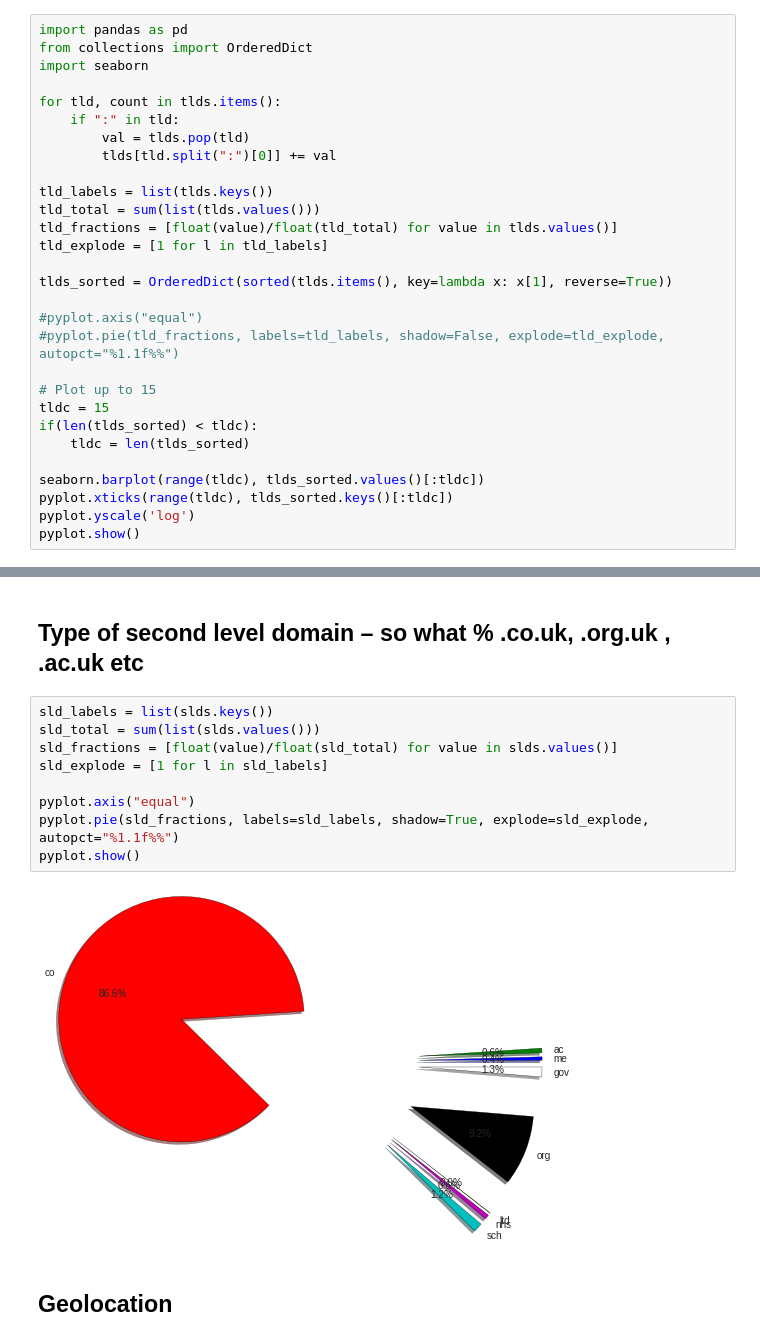
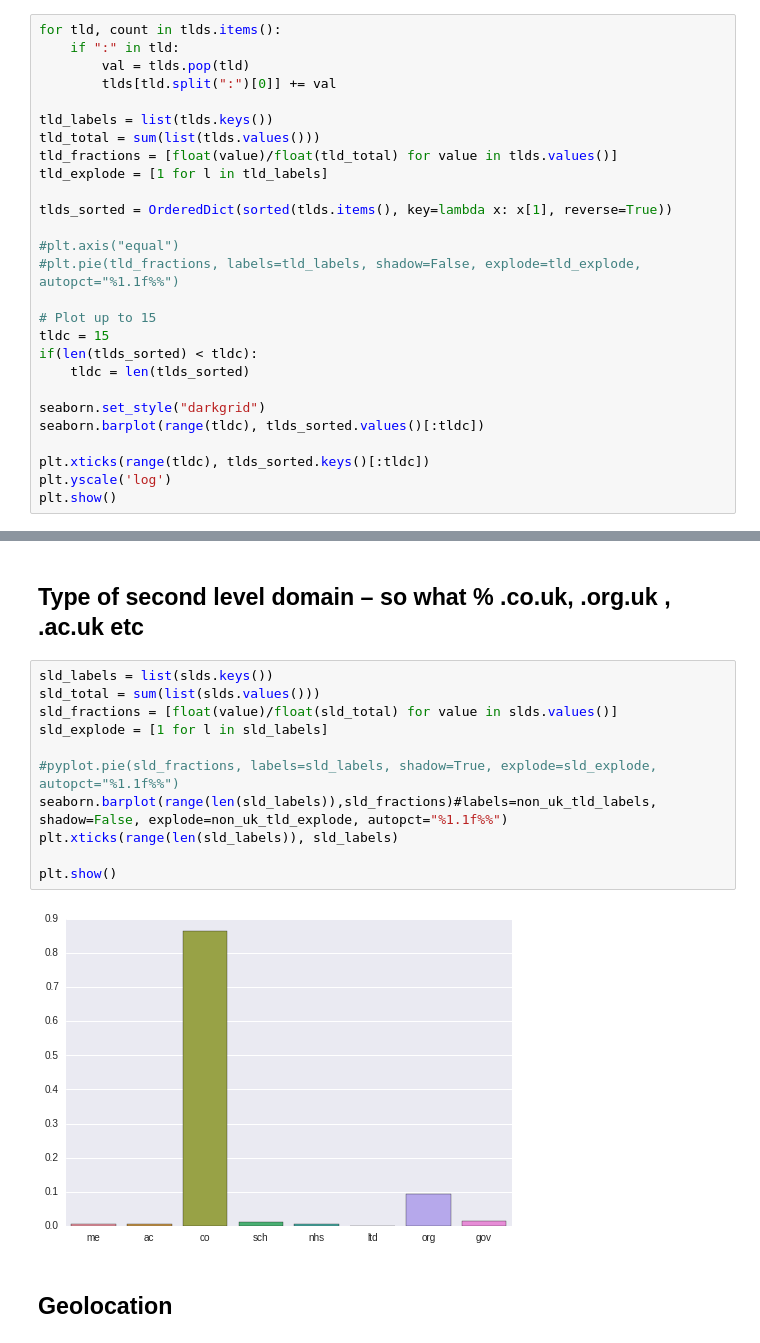
Before and after one commit to ukwa/crawl-analysis, a Jupyter notebook: domain-crawl/2014-domain-crawl-analysis.ipynb, the cells around one changed output, grey strips where cells are left out. Drawn from its saved outputs; the diff is of its cells as text.

Commit message:
Cleaner up the imports and styling.

```diff
--- a/domain-crawl/2014-domain-crawl-analysis.ipynb
+++ b/domain-crawl/2014-domain-crawl-analysis.ipynb
@@ -64,8 +89,4 @@ Loaded.
 # %%
-import pandas as pd
-from collections import OrderedDict
-import seaborn
-
 for tld, count in tlds.items():
     if ":" in tld:
         val = tlds.pop(tld)
@@ -78,18 +99,20 @@ tld_explode = [1 for l in tld_labels]
 
 tlds_sorted = OrderedDict(sorted(tlds.items(), key=lambda x: x[1], reverse=True))
 
-#pyplot.axis("equal")
-#pyplot.pie(tld_fractions, labels=tld_labels, shadow=False, explode=tld_explode, autopct="%1.1f%%")
+#plt.axis("equal")
+#plt.pie(tld_fractions, labels=tld_labels, shadow=False, explode=tld_explode, autopct="%1.1f%%")
 
 # Plot up to 15
 tldc = 15
 if(len(tlds_sorted) < tldc):
     tldc = len(tlds_sorted)
 
+seaborn.set_style("darkgrid")
 seaborn.barplot(range(tldc), tlds_sorted.values()[:tldc])
-pyplot.xticks(range(tldc), tlds_sorted.keys()[:tldc])
-pyplot.yscale('log')
-pyplot.show()
+
+plt.xticks(range(tldc), tlds_sorted.keys()[:tldc])
+plt.yscale('log')
+plt.show()
 # %% [output]
 [figure]
 # %% [markdown]
@@ -117,13 +140,15 @@ log_non_uk_tld_fractions = [math.log(float(value)/float(non_uk_tld_total)) for v
 # %%
 sld_labels = list(slds.keys())
 sld_total = sum(list(slds.values()))
 sld_fractions = [float(value)/float(sld_total) for value in slds.values()]
 sld_explode = [1 for l in sld_labels]
 
-pyplot.axis("equal")
-pyplot.pie(sld_fractions, labels=sld_labels, shadow=True, explode=sld_explode, autopct="%1.1f%%")
-pyplot.show()
+#pyplot.pie(sld_fractions, labels=sld_labels, shadow=True, explode=sld_explode, autopct="%1.1f%%")
+seaborn.barplot(range(len(sld_labels)),sld_fractions)#labels=non_uk_tld_labels, shadow=False, explode=non_uk_tld_explode, autopct="%1.1f%%")
+plt.xticks(range(len(sld_labels)), sld_labels)
+
+plt.show()
 # %% [output]
-[figure, old version]
+[figure, new version]
 # %% [markdown]
 ## Geolocation
```
Also changed, not shown: parts of 9 cells of this notebook.
